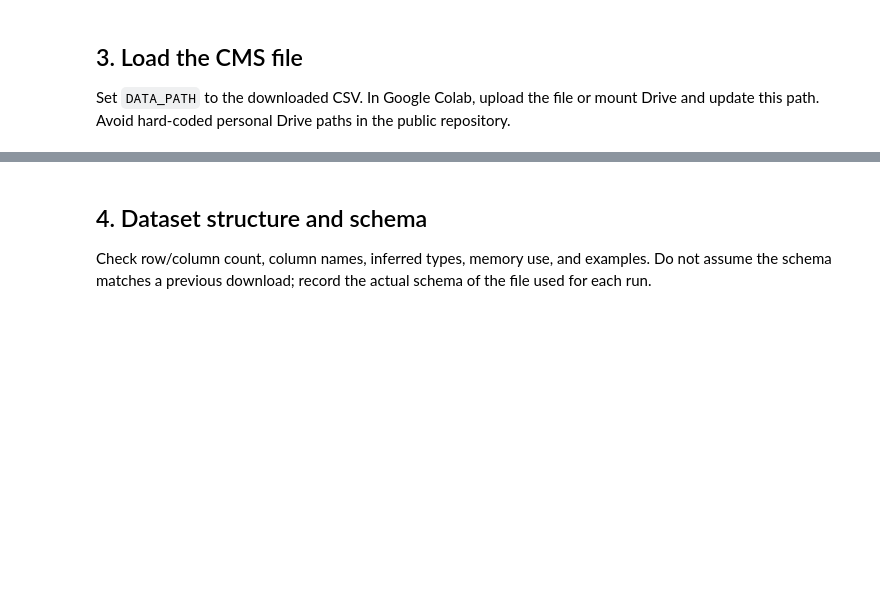
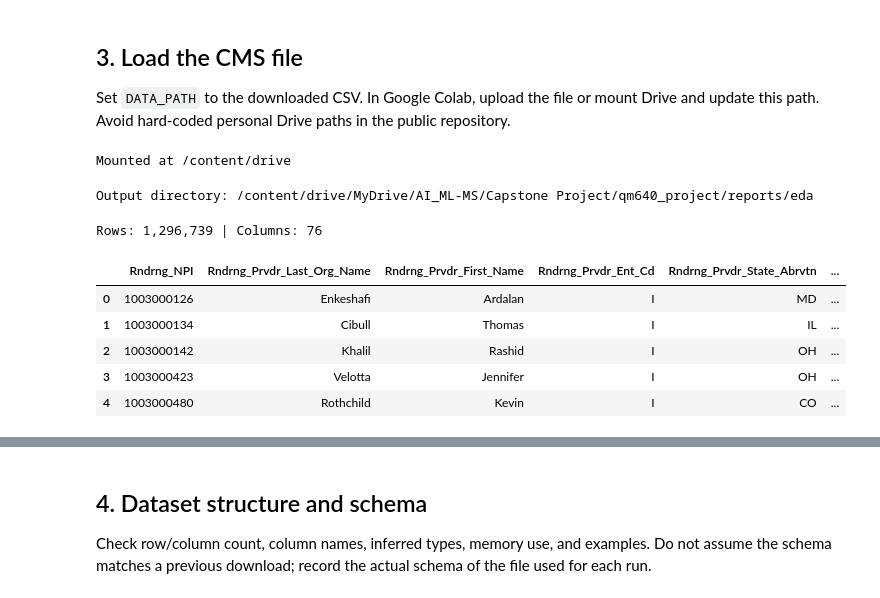
Before and after one commit to kapildevsharma/ai_ml_medicare-provider-analytics, a Jupyter notebook: notebooks/01_data_quality_eda.ipynb, the cells around one changed output, grey strips where cells are left out. Drawn from its saved outputs; the diff is of its cells as text; code cells hidden in the pictures; blank space fills up the shorter version.

```diff
--- a/notebooks/01_data_quality_eda.ipynb
+++ b/notebooks/01_data_quality_eda.ipynb
@@ -47,20 +52,41 @@ print("Output directory:", OUTPUT_DIR.resolve())
 ## 3. Load the CMS file
 
 Set `DATA_PATH` to the downloaded CSV. In Google Colab, upload the file or mount Drive and update this path. Avoid hard-coded personal Drive paths in the public repository.
+# %%
+# let colab access my google drive
+from google.colab import drive
+drive.mount('/content/drive')
+# %% [output]
+Mounted at /content/drive
+# %%
+OUTPUT_DIR = Path("/content/drive/MyDrive/AI_ML-MS/Capstone Project/qm640_project/reports/eda")
+OUTPUT_DIR.mkdir(parents=True, exist_ok=True)
+
+RANDOM_STATE = 42
+print("Output directory:", OUTPUT_DIR.resolve())
+# %% [output]
+Output directory: /content/drive/MyDrive/AI_ML-MS/Capstone Project/qm640_project/reports/eda
 # %%
 # Update this path for your environment.
-DATA_PATH = Path("data/raw/cms_provider_2024.csv")
-
+#DATA_PATH = Path("data/raw/cms_provider_2024.csv")
 # If running in Colab and the file was uploaded to the session, you may use:
-# DATA_PATH = Path("/content/cms_provider_2024.csv")
+DATA_PATH = Path("/content/drive/MyDrive/AI_ML-MS/Capstone Project/Capstone_cms_provider_2024.csv")
 
 if not DATA_PATH.exists():
     raise FileNotFoundError(
         f"CSV not found at {DATA_PATH.resolve()}. Download the official CMS file, "
         "place it at data/raw/cms_provider_2024.csv, or update DATA_PATH."
     )
 
 data = pd.read_csv(DATA_PATH, low_memory=False)
 print(f"Rows: {data.shape[0]:,} | Columns: {data.shape[1]:,}")
 display(data.head())
 display(data.tail())
+# %% [output]
+Rows: 1,296,739 | Columns: 76
+|  | Rndrng_NPI | Rndrng_Prvdr_Last_Org_Name | Rndrng_Prvdr_First_Name | Rndrng_Prvdr_Ent_Cd | Rndrng_Prvdr_State_Abrvtn | ... |
+| 0 | 1003000126 | Enkeshafi | Ardalan | I | MD | ... |
+| 1 | 1003000134 | Cibull | Thomas | I | IL | ... |
+| 2 | 1003000142 | Khalil | Rashid | I | OH | ... |
+| 3 | 1003000423 | Velotta | Jennifer | I | OH | ... |
+| 4 | 1003000480 | Rothchild | Kevin | I | CO | ... |
```
Also changed, not shown: parts of 24 cells of this notebook.
